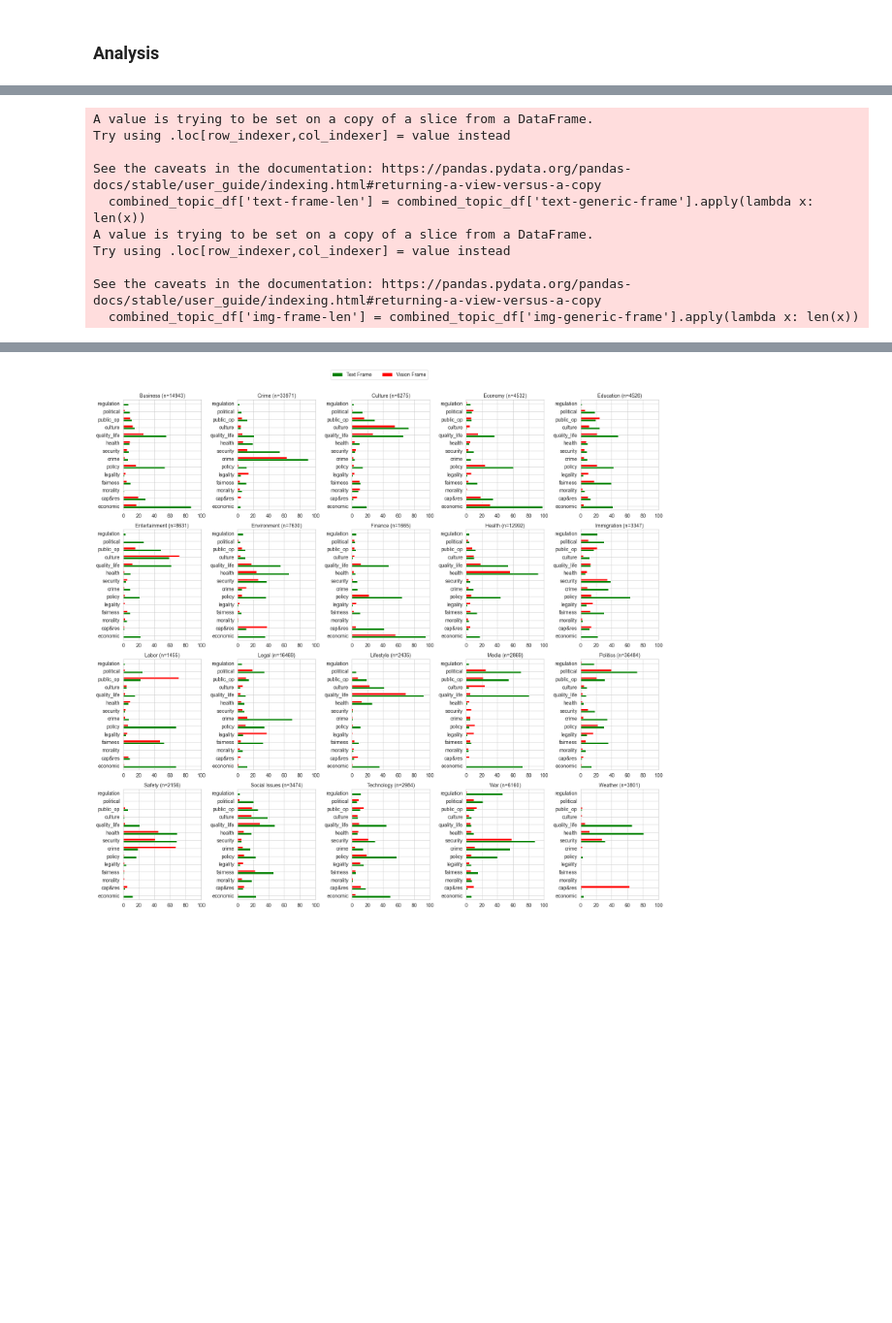
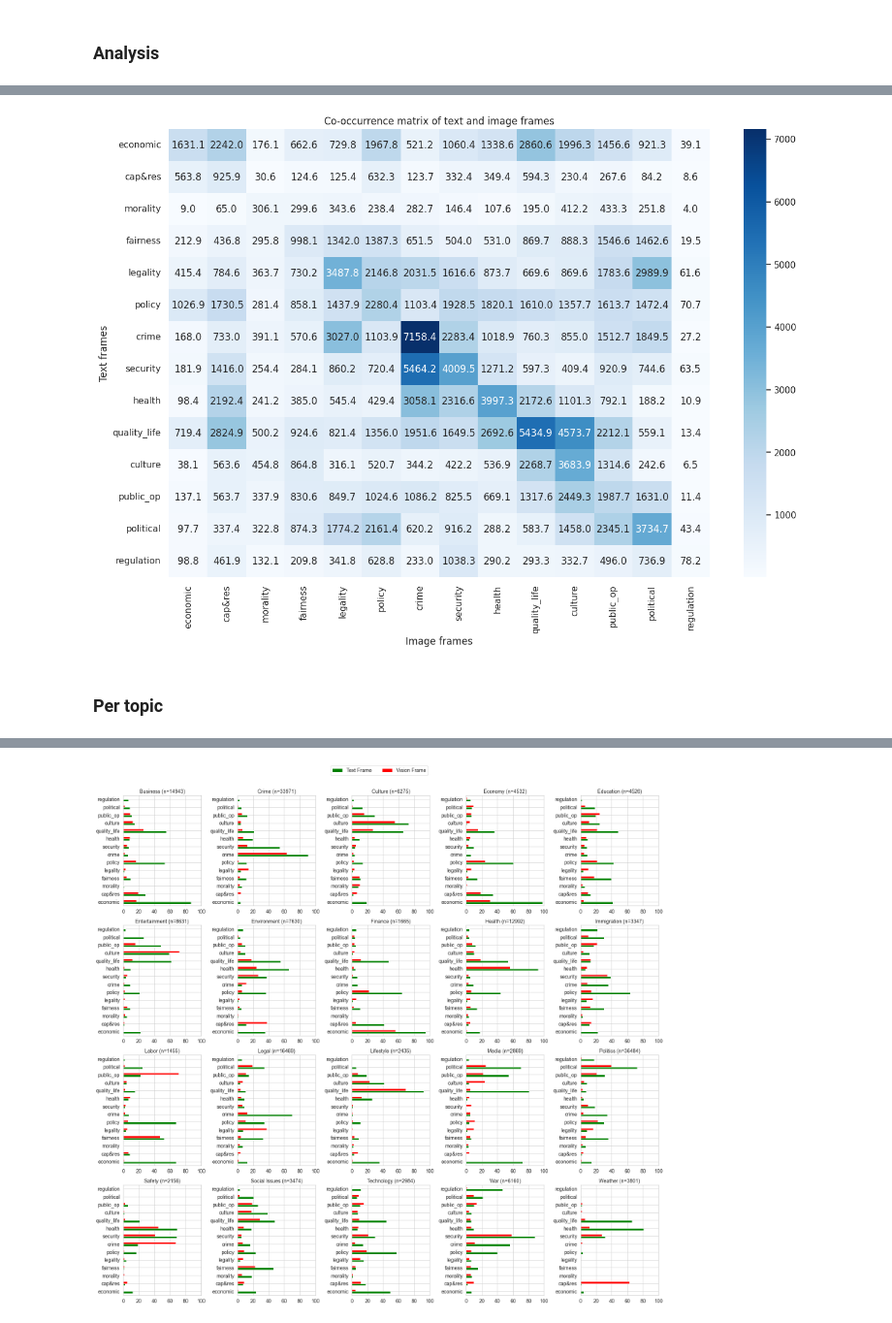
Before and after one commit to copenlu/frame-align, a Jupyter notebook: notebooks/Annotation Analysis.ipynb, the cells around one changed output, grey strips where cells are left out. Shown at 97% size. Saved outputs shown, nothing was run; the diff lists cells and outputs as text; code cells hidden in the pictures; blank space fills up the shorter version.

Commit message:
Annotation merging script, updated analysis nb with co-occurence plots

```diff
--- a/notebooks/Annotation Analysis.ipynb
+++ b/notebooks/Annotation Analysis.ipynb
@@ -17,7 +10,7 @@ combined_df.to_json('../data/combined.json', orient='records', lines=True)
 # %% [markdown]
 ### Analysis
 # %%
-combined_df = pd.read_json('../data/combined_annotations.json', lines=True)
+combined_df = pd.read_json(analysis_path/"combined_annotations.jsonl", lines=True)
 # %%
 len(combined_df)
 # %% [output]
@@ -37,0 +18,19 @@ combined_df[combined_df['gpt_topic']=='no_topic'].to_csv("../data/no_topic.csv",
+# %%
+combined_df['text-generic-frame'] = combined_df[' text-generic-frame']
+combined_df.drop(columns=[' text-generic-frame'], inplace=True)
+# %%
+frame_short_dict = {'economic': 'economic',
+ 'capacity and resources': 'cap&res',
+ 'morality': 'morality',
+ 'fairness and equality': 'fairness',
+ 'legality, constitutionality and jurisprudence': 'legality',
+ 'policy prescription and evaluation': 'policy',
+ 'crime and punishment': 'crime',
+ 'security and defense': 'security',
+ 'health and safety': 'health',
+ 'quality of life': 'quality_life',
+ 'cultural identity': 'culture',
+ 'public opinion': 'public_op',
+ 'political': 'political',
+ 'external regulation and reputation': 'regulation'
+ }
@@ -37,0 +41,9 @@ combined_df[combined_df['gpt_topic']=='no_topic'].to_csv("../data/no_topic.csv",
+# %%
+# Get co-occurrence matrix for frames
+cooc_matrix = pd.DataFrame(0.0, index=valid_frames, columns=valid_frames)
+for i, (txt_frm_list, img_frm_list) in combined_df[['text-generic-frame', 'img-generic-frame']].iterrows():
+    for txt_frm in txt_frm_list:
+        for img_frm in img_frm_list:
+            if txt_frm in valid_frames and img_frm in valid_frames:
+                cooc_matrix.loc[txt_frm, img_frm] += 1/(len(txt_frm_list)+len(img_frm_list))
+cooc_matrix
@@ -38 +66,12 @@ combined_df[combined_df['gpt_topic']=='no_topic'].to_csv("../data/no_topic.csv",
+# %%
+plt.figure(figsize=(15, 10))
+sns.heatmap(cooc_matrix, annot=True, fmt='.1f', cmap='Blues')
+plt.title('Co-occurrence matrix of text and image frames')
+plt.xlabel('Image frames')
+plt.ylabel('Text frames')
+plt.show()
+# %% [output]
+[figure, added]
+# %% [markdown]
+### Per topic
 # %%
@@ -40,14 +78,0 @@ combined_topic_df = combined_df[combined_df['gpt_topic']!='no_topic']
-# %%
-combined_topic_df['text-frame-len'] = combined_topic_df['text-generic-frame'].apply(lambda x: len(x))
-combined_topic_df['img-frame-len'] = combined_topic_df['img-generic-frame'].apply(lambda x: len(x))
-# %% [output]
-A value is trying to be set on a copy of a slice from a DataFrame.
-Try using .loc[row_indexer,col_indexer] = value instead
-
-See the caveats in the documentation: https://pandas.pydata.org/pandas-docs/stable/user_guide/indexing.html#returning-a-view-versus-a-copy
-  combined_topic_df['text-frame-len'] = combined_topic_df['text-generic-frame'].apply(lambda x: len(x))
-A value is trying to be set on a copy of a slice from a DataFrame.
-Try using .loc[row_indexer,col_indexer] = value instead
-
-See the caveats in the documentation: https://pandas.pydata.org/pandas-docs/stable/user_guide/indexing.html#returning-a-view-versus-a-copy
-  combined_topic_df['img-frame-len'] = combined_topic_df['img-generic-frame'].apply(lambda x: len(x))
```
Also changed, not shown: parts of 32 cells of this notebook, 1 other file.
